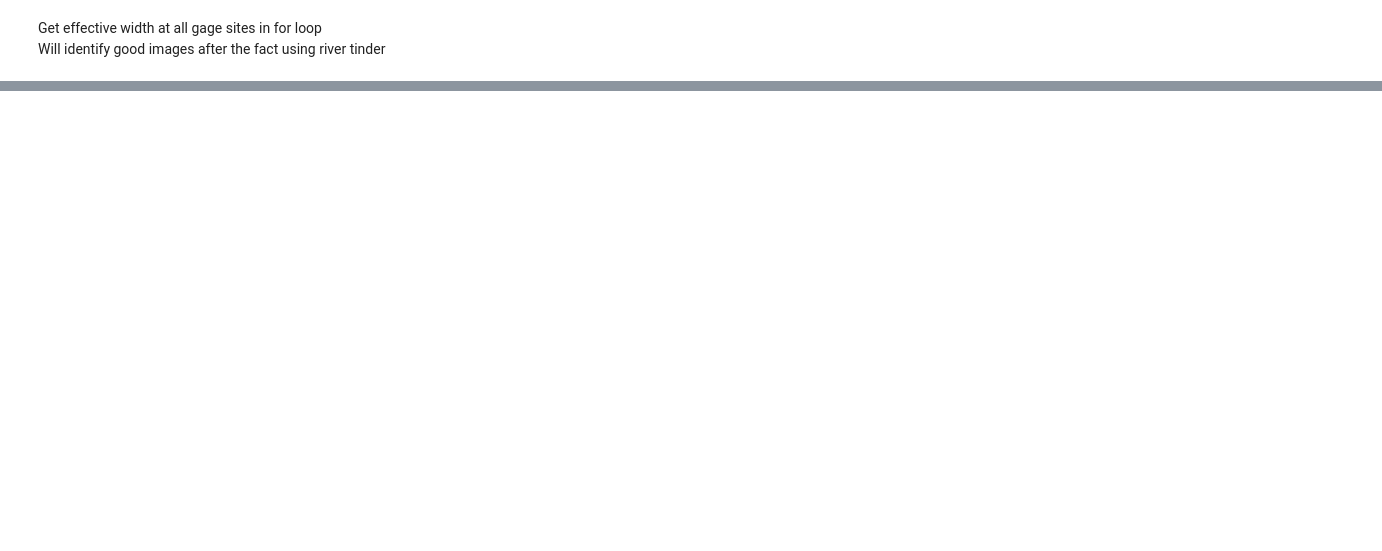
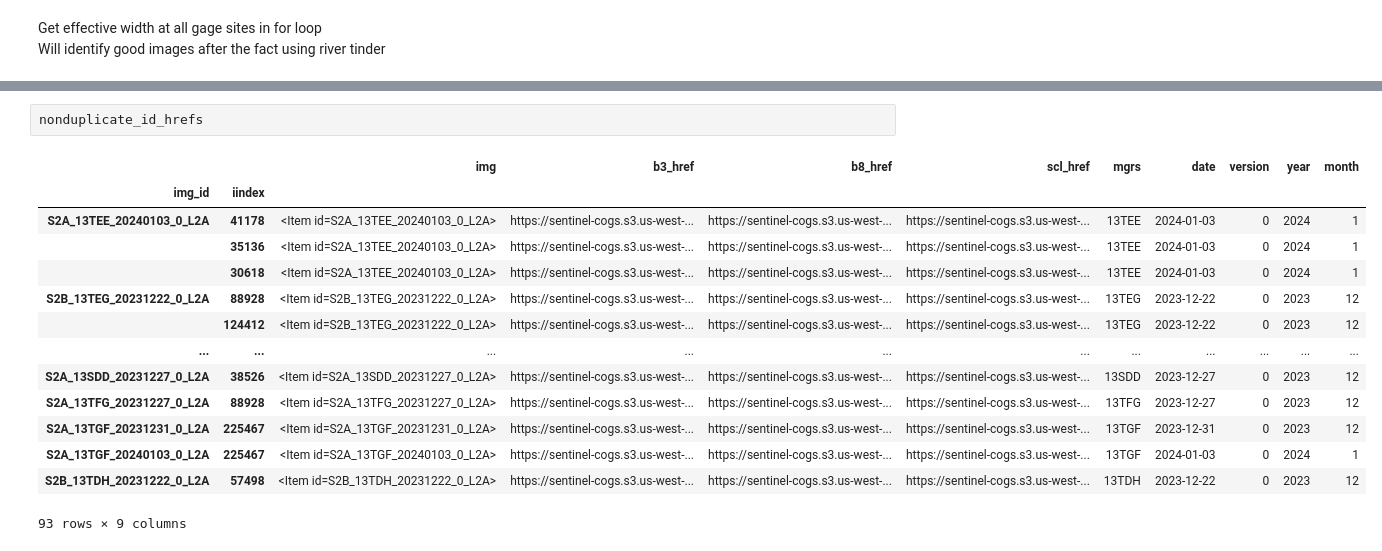
Before and after one commit to wherediddavidgo/multitemporal_RSSA, a Jupyter notebook: stac_processing_download.ipynb, the cells around one changed output, grey strips where cells are left out. Drawn from its saved outputs; the diff is of its cells as text; blank space fills up the shorter version.

```diff
--- a/stac_processing_download.ipynb
+++ b/stac_processing_download.ipynb
@@ -558,0 +658,17 @@ show_plot(output.loc[n, 'img_id'], output.loc[n, 'iindex'], squares, pills, circ
+# %%
+nonduplicate_id_hrefs
+# %% [output]
+|  |  | img | b3_href | b8_href | scl_href | mgrs | date | version | year | month |
+| img_id | iindex |  |  |  |  |  |  |  |  |  |
+| S2A_13TEE_20240103_0_L2A | 41178 | <Item id=S2A_13TEE_20240103_0_L2A> | https://sentinel-cogs.s3.us-west-... | https://sentinel-cogs.s3.us-west-... | https://sentinel-cogs.s3.us-west-... | 13TEE | 2024-01-03 | 0 | 2024 | 1 |
+|  | 35136 | <Item id=S2A_13TEE_20240103_0_L2A> | https://sentinel-cogs.s3.us-west-... | https://sentinel-cogs.s3.us-west-... | https://sentinel-cogs.s3.us-west-... | 13TEE | 2024-01-03 | 0 | 2024 | 1 |
+|  | 30618 | <Item id=S2A_13TEE_20240103_0_L2A> | https://sentinel-cogs.s3.us-west-... | https://sentinel-cogs.s3.us-west-... | https://sentinel-cogs.s3.us-west-... | 13TEE | 2024-01-03 | 0 | 2024 | 1 |
+| S2B_13TEG_20231222_0_L2A | 88928 | <Item id=S2B_13TEG_20231222_0_L2A> | https://sentinel-cogs.s3.us-west-... | https://sentinel-cogs.s3.us-west-... | https://sentinel-cogs.s3.us-west-... | 13TEG | 2023-12-22 | 0 | 2023 | 12 |
+|  | 124412 | <Item id=S2B_13TEG_20231222_0_L2A> | https://sentinel-cogs.s3.us-west-... | https://sentinel-cogs.s3.us-west-... | https://sentinel-cogs.s3.us-west-... | 13TEG | 2023-12-22 | 0 | 2023 | 12 |
+| ... | ... | ... | ... | ... | ... | ... | ... | ... | ... | ... |
+| S2A_13SDD_20231227_0_L2A | 38526 | <Item id=S2A_13SDD_20231227_0_L2A> | https://sentinel-cogs.s3.us-west-... | https://sentinel-cogs.s3.us-west-... | https://sentinel-cogs.s3.us-west-... | 13SDD | 2023-12-27 | 0 | 2023 | 12 |
+| S2A_13TFG_20231227_0_L2A | 88928 | <Item id=S2A_13TFG_20231227_0_L2A> | https://sentinel-cogs.s3.us-west-... | https://sentinel-cogs.s3.us-west-... | https://sentinel-cogs.s3.us-west-... | 13TFG | 2023-12-27 | 0 | 2023 | 12 |
+| S2A_13TGF_20231231_0_L2A | 225467 | <Item id=S2A_13TGF_20231231_0_L2A> | https://sentinel-cogs.s3.us-west-... | https://sentinel-cogs.s3.us-west-... | https://sentinel-cogs.s3.us-west-... | 13TGF | 2023-12-31 | 0 | 2023 | 12 |
+| S2A_13TGF_20240103_0_L2A | 225467 | <Item id=S2A_13TGF_20240103_0_L2A> | https://sentinel-cogs.s3.us-west-... | https://sentinel-cogs.s3.us-west-... | https://sentinel-cogs.s3.us-west-... | 13TGF | 2024-01-03 | 0 | 2024 | 1 |
+| S2B_13TDH_20231222_0_L2A | 57498 | <Item id=S2B_13TDH_20231222_0_L2A> | https://sentinel-cogs.s3.us-west-... | https://sentinel-cogs.s3.us-west-... | https://sentinel-cogs.s3.us-west-... | 13TDH | 2023-12-22 | 0 | 2023 | 12 |
+93 rows × 9 columns
```
Also changed, not shown: parts of 21 cells of this notebook.
